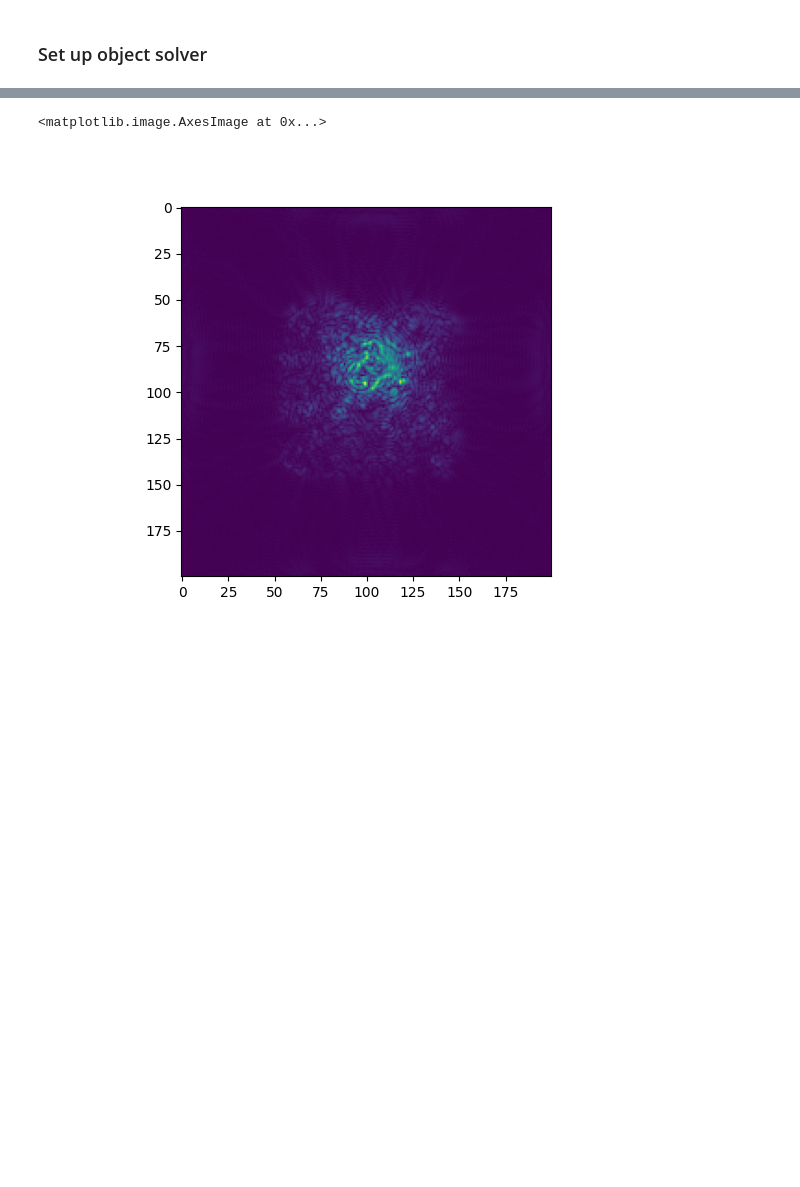
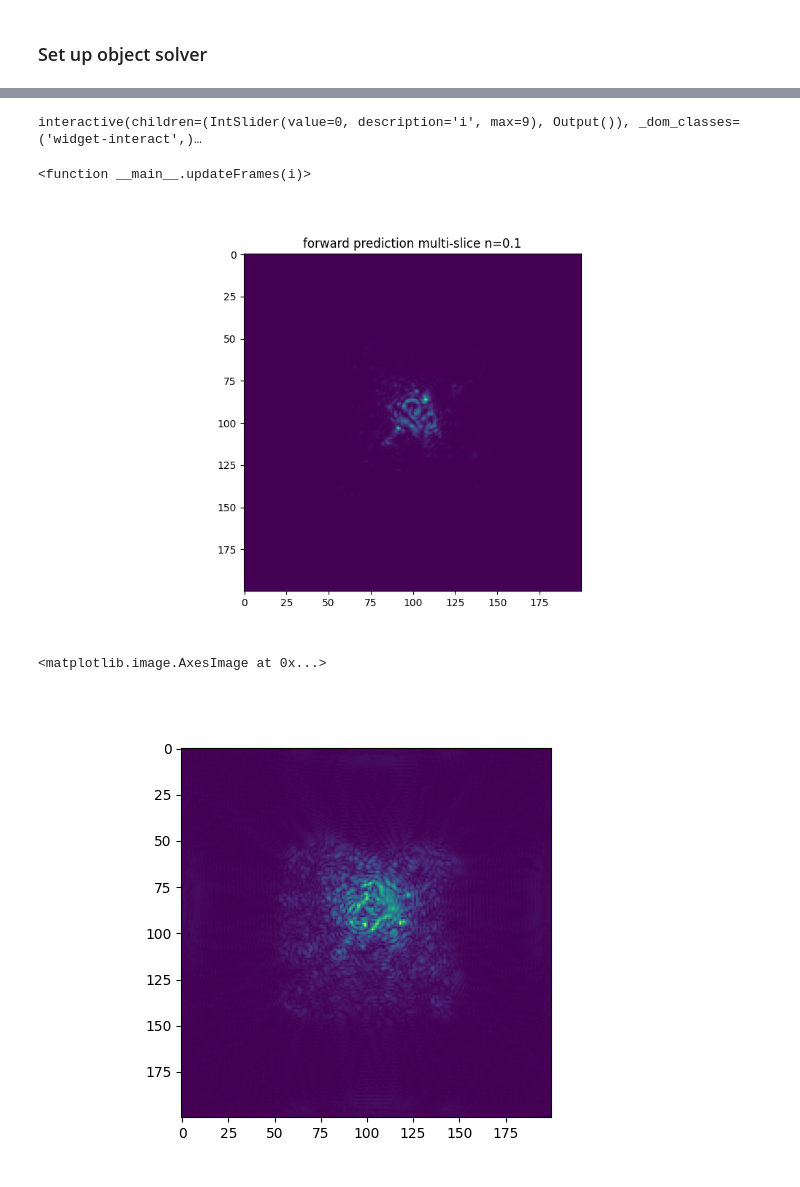
Before and after one commit to mingxuancai/3dri_ab, a Jupyter notebook: 3dri_ab.ipynb, the cells around one changed output, grey strips where cells are left out. Cells and saved outputs as stored; diff of their text form; code cells hidden in the pictures; blank space fills up the shorter version.

```diff
--- a/3dri_ab.ipynb
+++ b/3dri_ab.ipynb
@@ -103,27 +115,31 @@ forward_field_mb, fields = solver_obj.forwardPredict(obj=solver_obj._x)
 # %%
 # ---------------------------#
 # Show forward prediction
 # ---------------------------#
 # forward_field_mb[0].shape
 
 # Show forward
 f, axes = plt.subplots(1, 1, figsize=(10, 6))
 frames = []
 
 def init():
     # img = torch.fft.fftshift(torch.abs(solver_obj.test[0]))
     # frames.append(axes.imshow(torch.abs(solver_obj.test_spherical[0])))
-    frames.append(axes.imshow(forward_field_mb[0]))
-    axes.set_title('forward prediction V=5')
+    frames.append(axes.imshow(forward_field_mb[0],vmin=0,vmax=0.1))
+    axes.set_title('forward prediction multi-slice n=0.1')
 
 init()
 
 def updateFrames(i):
     # img = torch.fft.fftshift(torch.abs(solver_obj.test_spherical[i]))
     # frames.append(axes.imshow(img))
     frames[0].set_data(forward_field_mb[i])
 
 interact(updateFrames, i=IntSlider(min=0, max=9, step=1, value=0))
+# %% [output]
+interactive(children=(IntSlider(value=0, description='i', max=9), Output()), _dom_classes=('widget-interact',)…
+<function __main__.updateFrames(i)>
+[figure, added]
 # %%
 """
 test = solver_obj._scattering_obj.test_prop
```
Also changed, not shown: parts of 5 cells of this notebook, 1 other file.
